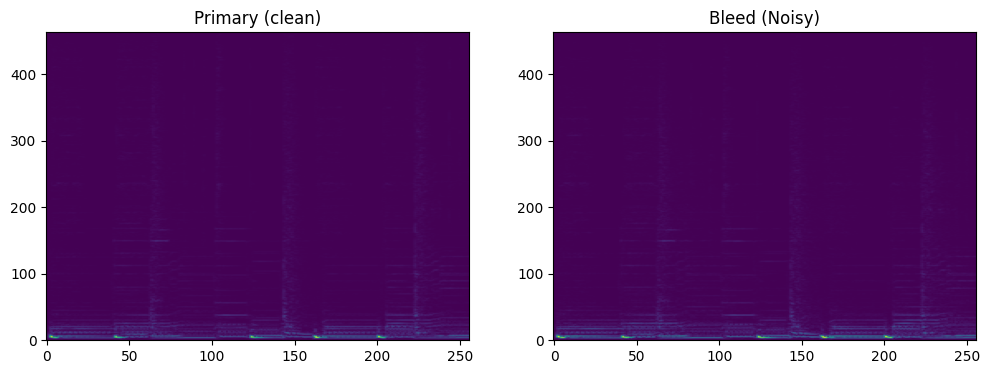
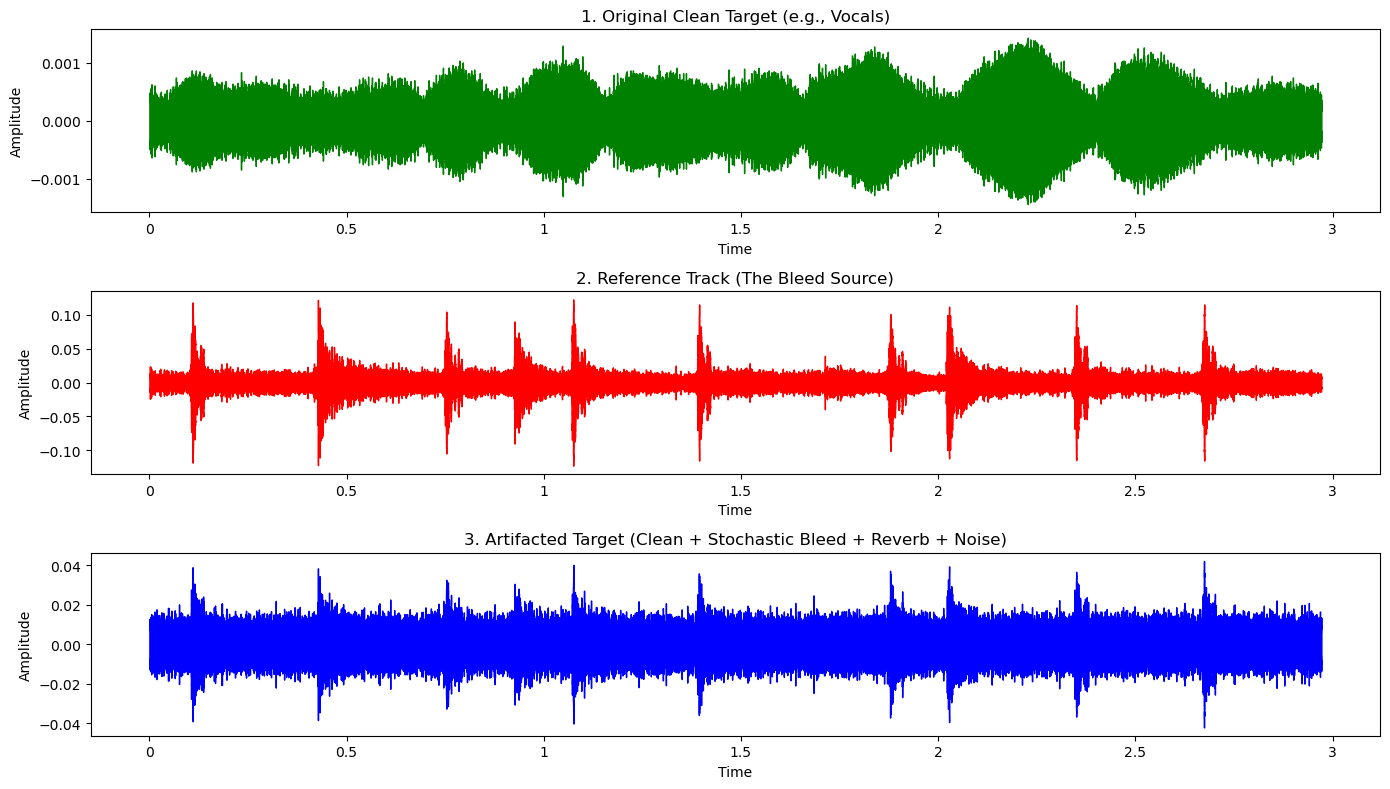
The change to this notebook cell's code, shown as a diff; its figure went from the first image to the second:
--- before
+++ after
@@ -1,12 +1,26 @@
-"""Spectrogram visualization"""
-import matplotlib.pyplot as plt
-#grab batch
-batch_a, batch_b = next(iter(dataloader))
+artifacted_wav, reference_wav, clean_wav = dataset[0]
 
-# spectrogram plot
-fig, axes = plt.subplots(1, 2, figsize =(12,4))
-axes[0].imshow(batch_a.squeeze().numpy(), origin='lower', aspect='auto')
-axes[0].set_title("Primary (clean)")
-axes[1].imshow(batch_b.squeeze().numpy(), origin='lower', aspect='auto')
-axes[1].set_title("Bleed (Noisy)")
+art_np = artifacted_wav.squeeze().numpy()
+ref_np = reference_wav.squeeze().numpy()
+clean_np = clean_wav.squeeze().numpy()
+sr = 44100
+
+plt.figure(figsize=(14, 8))
+
+plt.subplot(3, 1, 1)
+librosa.display.waveshow(clean_np, sr=sr, color='green')
+plt.title('1. Original Clean Target (e.g., Vocals)')
+plt.ylabel('Amplitude')
+
+plt.subplot(3, 1, 2)
+librosa.display.waveshow(ref_np, sr=sr, color='red')
+plt.title('2. Reference Track (The Bleed Source)')
+plt.ylabel('Amplitude')
+
+plt.subplot(3, 1, 3)
+librosa.display.waveshow(art_np, sr=sr, color='blue')
+plt.title('3. Artifacted Target (Clean + Stochastic Bleed + Reverb + Noise)')
+plt.ylabel('Amplitude')
+
+plt.tight_layout()
 plt.show()

Commit: .README updated and .demo.ipynb updated